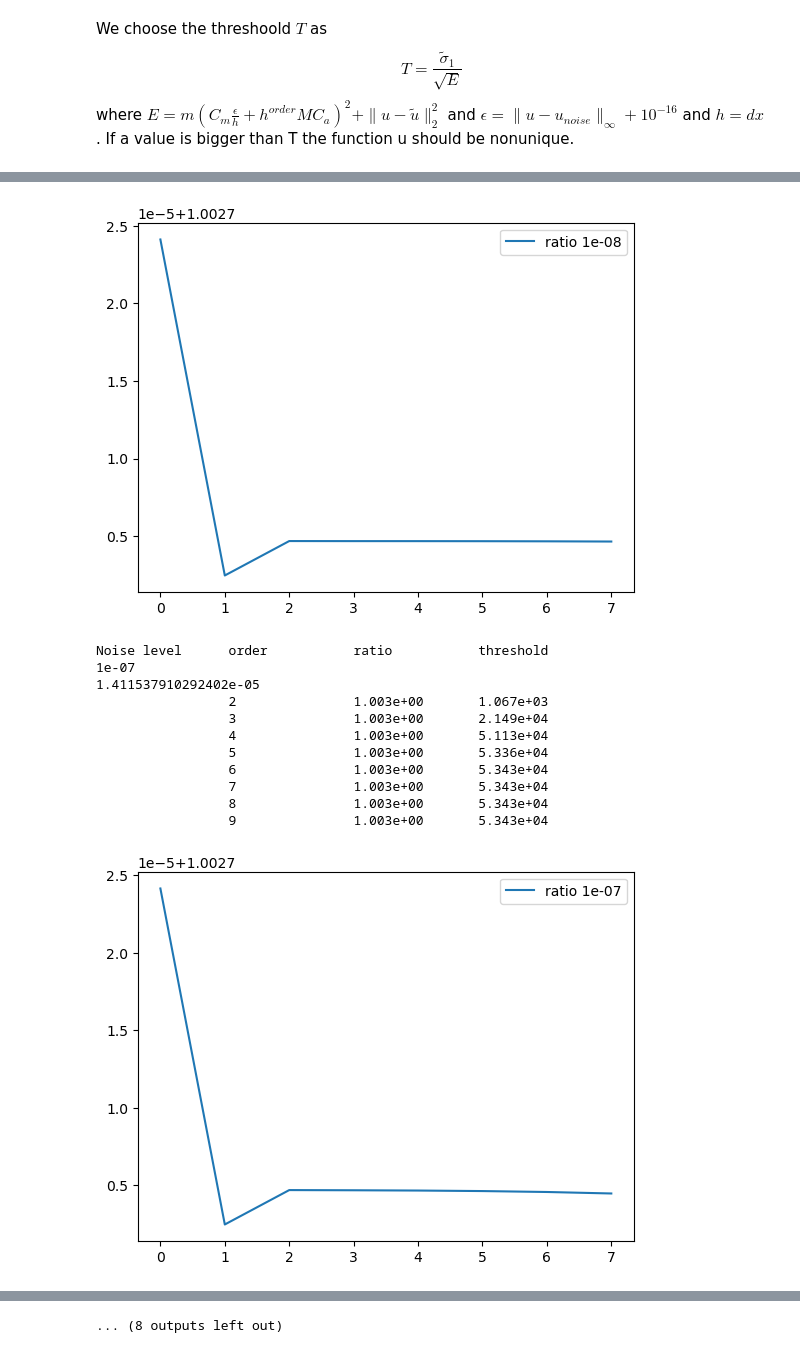
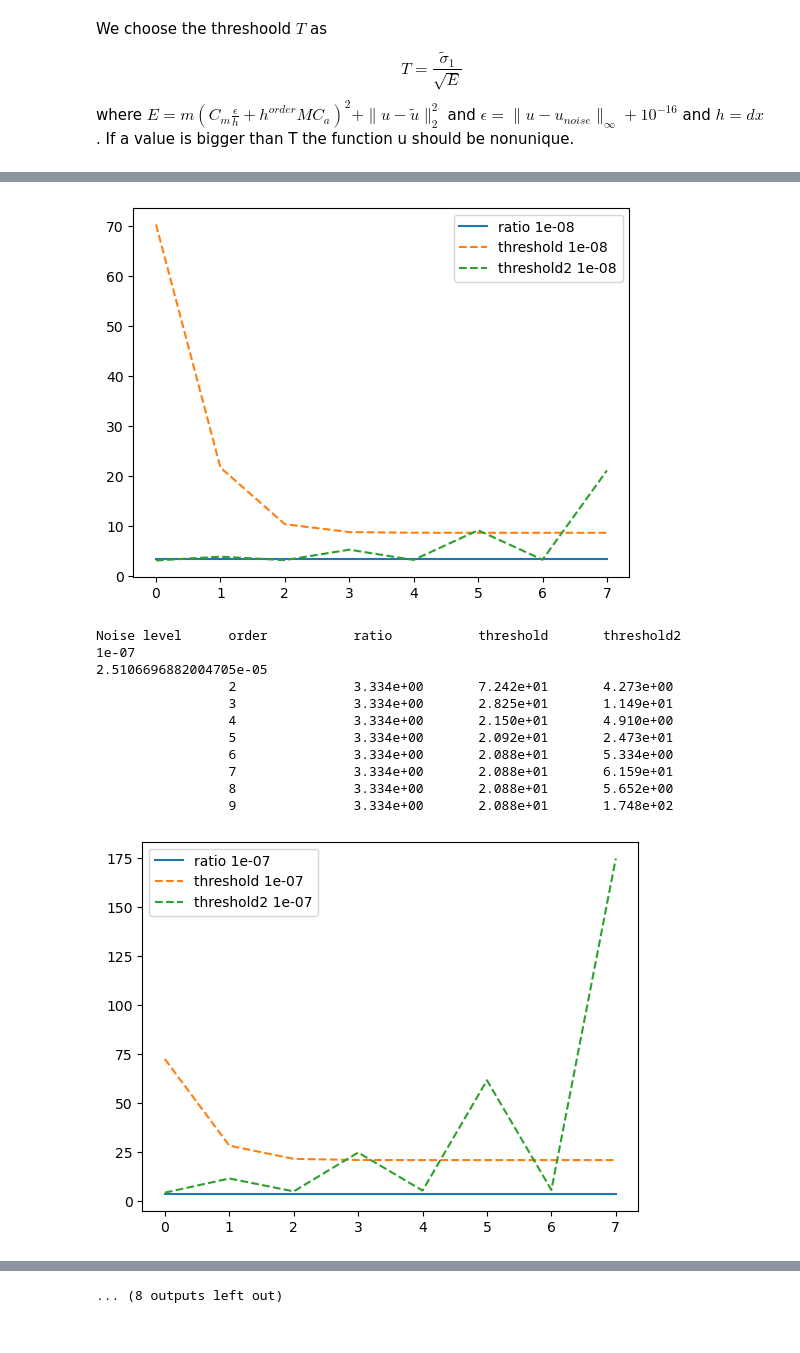
Before and after one commit to HillaryHauger/robust-identifiability-symbolic-recovery, a Jupyter notebook: My Experiments/Threshold.ipynb, the cells around one changed output, grey strips where cells are left out. Cells and saved outputs as stored; diff of their text form; code cells hidden in the pictures.

Commit message:
Added Threshold for unique values

```diff
--- a/My Experiments/Threshold.ipynb
+++ b/My Experiments/Threshold.ipynb
@@ -264,4 +271,5 @@ Noise level      order           ratio           threshold               thresho
 # %%
+"""
 def calc_threshold_uniq(eps,h,number_datapoints,order=2):
     eps+=np.finfo(float).eps # add machine precisoin
     if order%2==0: #even order
@@ -269,17 +277,33 @@ def calc_threshold_uniq(eps,h,number_datapoints,order=2):
     else: # odd order
         C_meas=meas_error_backward_diff(order)
     return (eps/h+h**order)*1e8
+"""
+def calc_threshold_uniq(C1,C2,eps,h,order=2):
+    E = (eps/h+h**order)
+    T = C1*C2 + C1*np.sqrt(1+ (C1*C2)**2)*np.sqrt(E)
+    return T
+def calc_threshold_uniq2(C1,C2,eps_two,eps_infty,M,h,number_datapoints,order=2):
+    E = error_bound_g(eps_two,eps_infty,h,number_datapoints,M,order)
+    T = C1*C2 + C1*np.sqrt(1+ (C1*C2)**2)*np.sqrt(E)
+    return T
 # %%
 n_samples=100
-T,X,t,x = create_data_2d(T_start=0, T_end=5, L_x_start=-2,L_x_end=1, N_t=n_samples, N_x=n_samples)
-a=np.random.randn()*6
-C=2
-
+T,X,t,x = create_data_2d(T_start=0, T_end=1, L_x_start=-2,L_x_end=5, N_t=n_samples, N_x=n_samples)
+a=np.random.randn()*1e-6
+b=np.random.randn()*1e-3
+C=0.1
+"""
 u = np.cos(X-a*T)*C
 ux = -np.sin(X-a*T)*C
 uxx = -np.cos(X-a*T)*C
 uxxx = np.sin(X-a*T)*C
 ut = a*np.sin(X-a*T)*C
+"""
+u=(X+b*T)*np.exp(a*T)
+ux = np.exp(a*T)
+uxx= 1
+uxxx= 0
+ut= b*np.exp(a*T) + a*(X*+b*T)*np.exp(a*T) #bux + aut
 
 dx=x[1]-x[0]
 # %%
@@ -301,12 +325,15 @@ noise_levels = [0]+[10**(-10+i) for i in range(0,number_noise-1)]
 orders=range(2,10,1)
 print(f"True ratio: {sv_max/sv_min:3.3e}")
 unorm2=np.sqrt(np.mean(np.square(u)))
+C1=300#sv_max
+C2=1/100#1/sv_min
 
 for target_noise in noise_levels:
-    print("Noise level \t order \t \t ratio \t \t threshold")
+    print("Noise level \t order \t \t ratio \t \t threshold \t threshold2")
     print(f"{target_noise}")
 
     threshold_list = []
+    threshold2_list = []
     ratio_list=[]
 
     var = target_noise * unorm2
@@ -317,21 +344,24 @@ for target_noise in noise_levels:
     eps_infty = infinity_norm(u-u_noise)
 
     for order in orders:
-        threshold = calc_threshold(eps_infty,dx,true_g.shape[0],order)
         ux_noise = ps.FiniteDifference(order=order,d=1, axis=0, drop_endpoints=False)._differentiate(u_noise, dx)
         u_flat_noise, u_x_flat_noise = u_noise.flatten(), ux_noise.flatten()
         g_noise = np.concatenate([u_flat_noise.reshape(len(u_flat_noise),1), u_x_flat_noise.reshape(len(u_flat_noise),1)], axis=1)
         sv = svd(g_noise, compute_uv=False)
         ratio=sv[0]/sv[-1]
 
+        threshold = calc_threshold_uniq(C1,C2,eps_two,dx,order)
+        threshold2 = calc_threshold_uniq2(C1,C2,eps_two,eps_infty,M,dx,true_g.shape[0],order)
         threshold_list.append(threshold)
+        threshold2_list.append(threshold2)
         ratio_list.append(ratio)
 
 
-        print(f"\t  \t {order} \t \t {ratio:3.3e} \t {threshold:3.3e}")
+        print(f"\t  \t {order} \t \t {ratio:3.3e} \t {threshold:3.3e} \t {threshold2:3.3e}")
 
     plt.plot(ratio_list,label=f'ratio {target_noise}')
-    #plt.plot(threshold_list,'--',label=f'threshold {target_noise}')
+    plt.plot(threshold_list,'--',label=f'threshold {target_noise}')
+    plt.plot(threshold2_list,'--',label=f'threshold2 {target_noise}')
     #plt.yscale('log')
     plt.legend()
     plt.show()
@@ -387,13 +417,13 @@ Noise level      order           ratio           threshold
-[figure, old version]
+[figure, new version]
-Noise level      order           ratio           threshold
+Noise level      order           ratio           threshold       threshold2
 1e-07
-1.411537910292402e-05
-                 2               1.003e+00       1.067e+03
-                 3               1.003e+00       2.149e+04
-                 4               1.003e+00       5.113e+04
-                 5               1.003e+00       5.336e+04
-                 6               1.003e+00       5.343e+04
-                 7               1.003e+00       5.343e+04
-                 8               1.003e+00       5.343e+04
-                 9               1.003e+00       5.343e+04
+2.5106696882004705e-05
+                 2               3.334e+00       7.242e+01       4.273e+00
+                 3               3.334e+00       2.825e+01       1.149e+01
+                 4               3.334e+00       2.150e+01       4.910e+00
+                 5               3.334e+00       2.092e+01       2.473e+01
+                 6               3.334e+00       2.088e+01       5.334e+00
+                 7               3.334e+00       2.088e+01       6.159e+01
+                 8               3.334e+00       2.088e+01       5.652e+00
+                 9               3.334e+00       2.088e+01       1.748e+02
-[figure, old version]
+[figure, new version]
```
Also changed, not shown: parts of 8 cells of this notebook.
